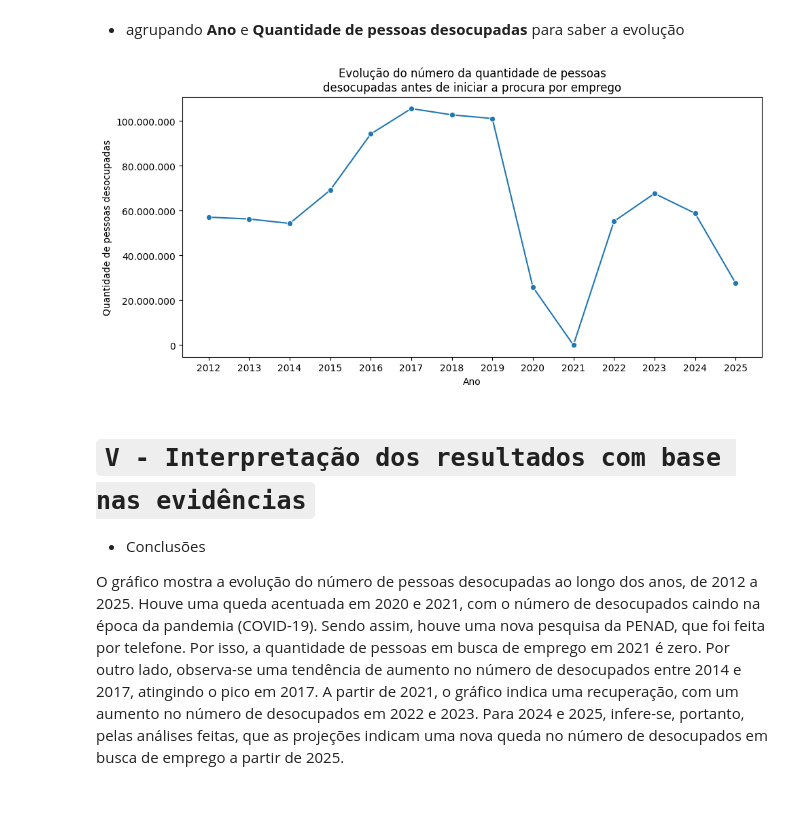
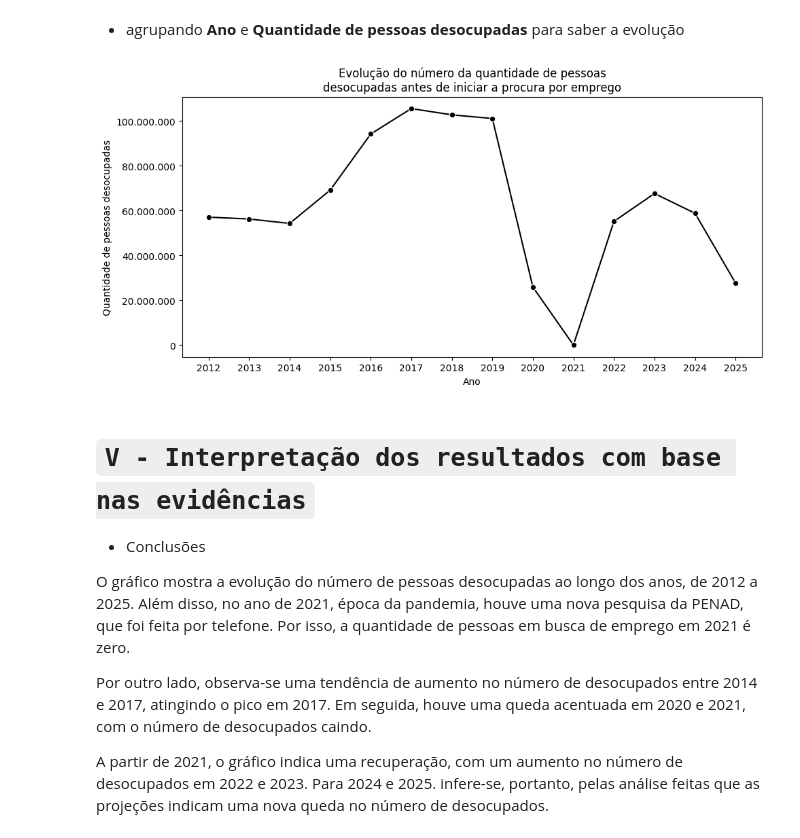
Before and after one commit to Alotrpyco/python-estatistica-e-negocios, a Jupyter notebook: 6.projeto.final/g.2_Projeto_final.ipynb, the cells around one changed output. Saved outputs shown, nothing was run; the diff lists cells and outputs as text; code cells hidden in the pictures; blank space fills up the shorter version.

`````diff
--- a/6.projeto.final/g.2_Projeto_final.ipynb
+++ b/6.projeto.final/g.2_Projeto_final.ipynb
@@ -247,26 +271,29 @@ agrupado1 = df.groupby(["Ano"])["Quantidade de pessoas desocupadas"].sum()
 # %%
 import matplotlib.ticker as mtick
 plt.figure(figsize=(10,5))
-sns.lineplot(x=agrupado1.index, y=agrupado1.values, marker="o")
+sns.lineplot(x=agrupado1.index, y=agrupado1.values, color = "black", marker="o")
 
 plt.gca().yaxis.set_major_formatter(
 mtick.FuncFormatter(lambda x, _: f"{int(x):,}".replace(",", "."))
 
 )
 
 plt.ylabel("Quantidade de pessoas desocupadas")
 plt.xlabel("Ano")
 plt.title("Evolução do número da quantidade de pessoas\ndesocupadas antes de iniciar a procura por emprego")
 
 
 plt.tight_layout()
 plt.show()
 # %% [output]
-[figure, old version]
+[figure, new version]
 # %% [markdown]
 # ````V - Interpretação dos resultados com base nas evidências````
 
 - Conclusões
 
-O gráfico mostra a evolução do número de pessoas desocupadas ao longo dos anos, de 2012 a 2025. Houve uma queda acentuada em 2020 e 2021, com o número de desocupados caindo na época da pandemia (COVID-19). Sendo assim, houve uma nova pesquisa da PENAD, que foi feita por telefone. Por isso, a quantidade de pessoas em busca de emprego em 2021 é zero. Por outro lado, observa-se uma tendência de aumento no número de desocupados entre 2014 e 2017, atingindo o pico em 2017.
-A partir de 2021, o gráfico indica uma recuperação, com um aumento no número de desocupados em 2022 e 2023. Para 2024 e 2025, infere-se, portanto, pelas análises feitas, que as projeções indicam uma nova queda no número de desocupados em busca de emprego a partir de 2025.
+O gráfico mostra a evolução do número de pessoas desocupadas ao longo dos anos, de 2012 a 2025. Além disso, no ano de 2021, época da pandemia, houve uma nova pesquisa da PENAD, que foi feita por telefone. Por isso, a quantidade de pessoas em busca de emprego em 2021 é zero.
+
+Por outro lado, observa-se uma tendência de aumento no número de desocupados entre 2014 e 2017, atingindo o pico em 2017. Em seguida, houve uma queda acentuada em 2020 e 2021, com o número de desocupados caindo.
+
+A partir de 2021, o gráfico indica uma recuperação, com um aumento no número de desocupados em 2022 e 2023. Para 2024 e 2025. infere-se, portanto, pelas análise feitas que as projeções indicam uma nova queda no número de desocupados.
`````
Also changed, not shown: parts of 9 cells of this notebook.
